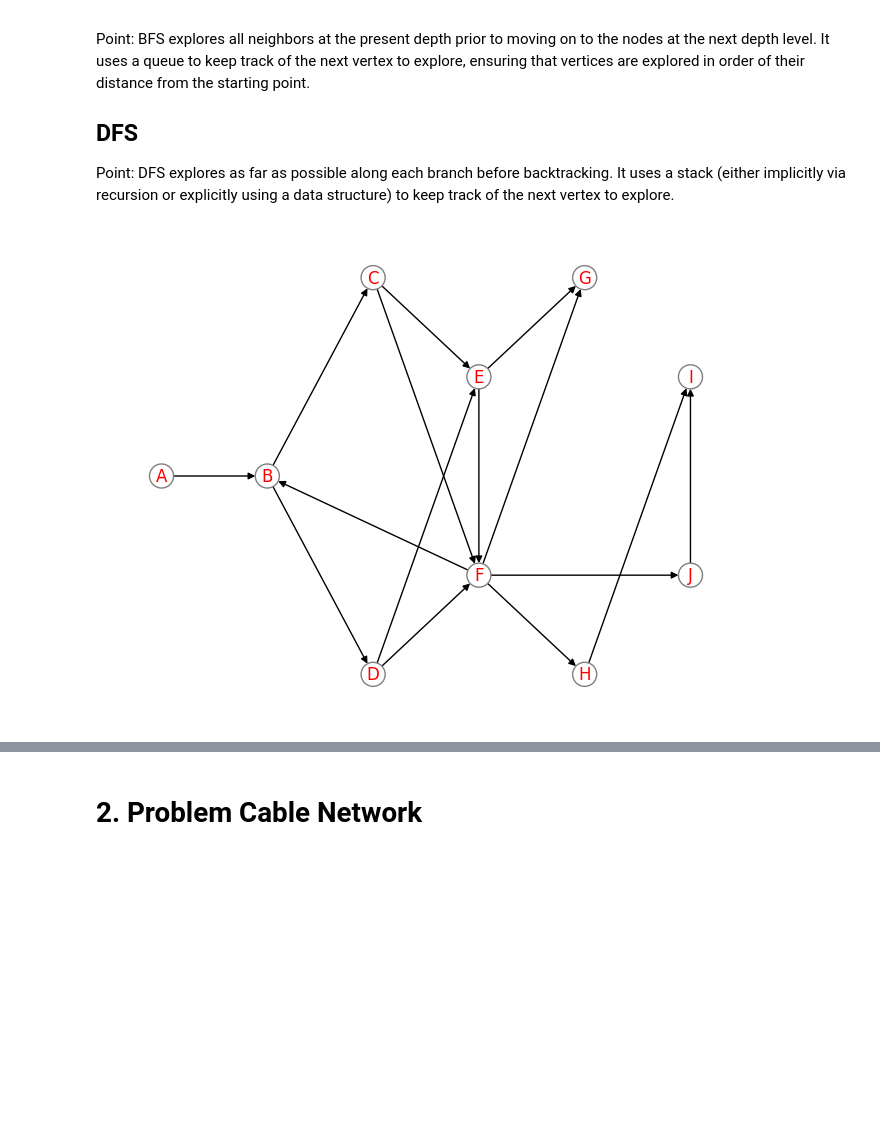
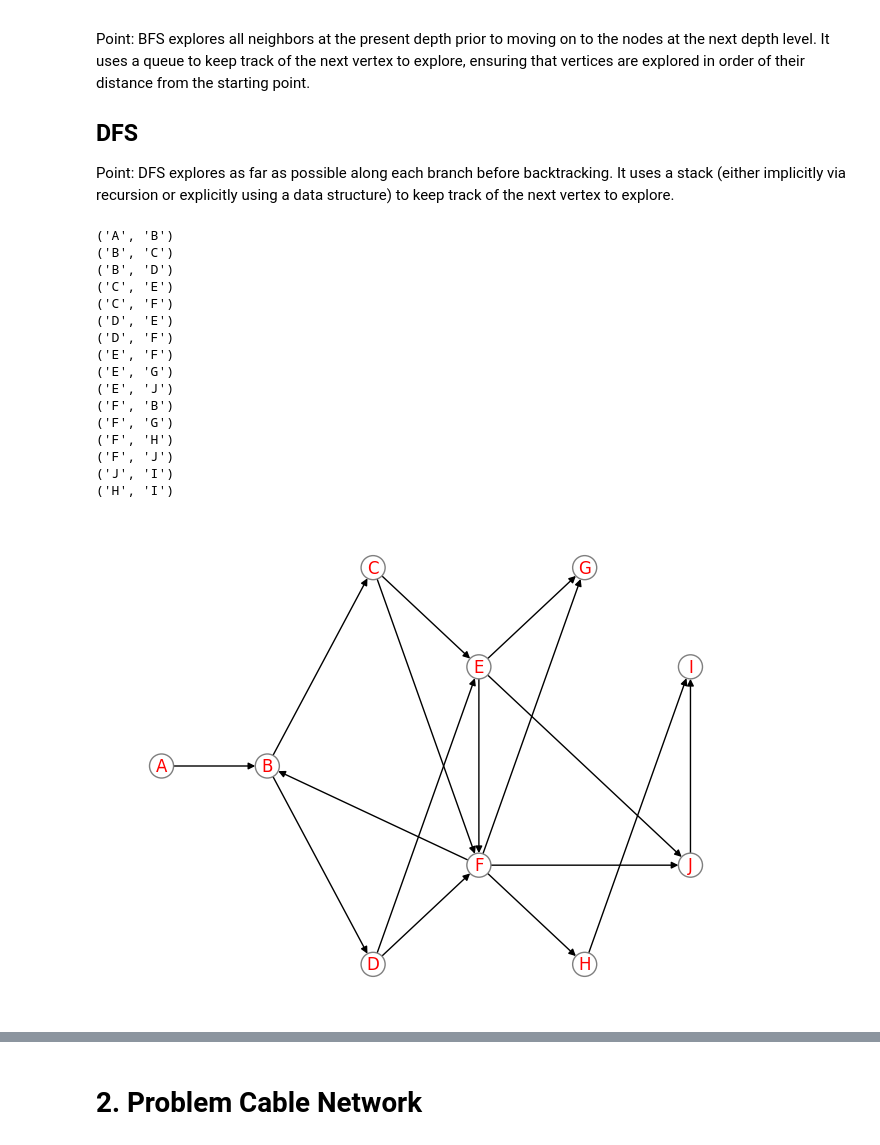
Before and after one commit to eemrds/dat600-algorithms, a Jupyter notebook: assignment3/assignment3.ipynb, the cells around one changed output, grey strips where cells are left out. Saved outputs shown, nothing was run; the diff lists cells and outputs as text; code cells hidden in the pictures; blank space fills up the shorter version.

```diff
--- a/assignment3/assignment3.ipynb
+++ b/assignment3/assignment3.ipynb
@@ -148,7 +148,6 @@ class Node:
         self.d = np.inf  # Discovery time
         self.f = np.inf  # Finishing time
 
-        # self.neighbour_to_node()
 
     def __str__(self):
         neighbours = [
@@ -156,13 +155,6 @@ class Node:
             for n in self.neighbours
         ]
         return f"{self.name}: {neighbours}"
-
-    # def neighbour_to_node(self):
-    #     n = []
-    #     for neighbour in self.neighbours:
-    #         neighbour = Node(name=neighbour[0], weight=neighbour[1])
-    #         n.append(neighbour)
-    #     self.neighbours = n
 
 
 class Graph:
@@ -184,14 +176,24 @@ class Graph:
                     continue
                 node.neighbours.append(self.get(neighbour[0]))
 
-    def get(self, name: str):
+    def get(self, name: str) -> Node | None:
         for node in self.nodes:
             if node.name == name:
                 return node
         return None
 
-    def names(self):
+    def names(self) -> list[str]:
         return [n.name for n in self.nodes]
+
+    def pop_edge(self, node_name: str, neighbour_name: str) -> Node | None:
+        node = self.get(node_name)
+        old_neighbours = node.neighbours
+        for i, n in enumerate(old_neighbours):
+            if n.name == neighbour_name:
+                return node.neighbours.pop(i)
+        return None
+
+
 
     def graphical(self):
         G = nx.DiGraph()
@@ -200,8 +202,10 @@ class Graph:
             for neighbour in self.get(node.name).neighbours:
                 G.add_edge(node.name, neighbour.name)
 
-        c = [n.color for n in self.nodes]
-        c[-1], c[-2] = c[-2], c[-1]
+        for edge in G.edges():
+            print(edge)
+
+        c = [self.get(node).color for node in G.nodes()]
         nx.draw(
             G,
             with_labels=True,
@@ -210,36 +214,64 @@ class Graph:
             pos=self.pos,
             edgecolors="tab:gray",
         )
+
+
+def animate_graph(G: Graph):
+    fig, ax = plt.subplots()
+
+    def update(num):
+        ax.clear()
+        nodes = G.snapshot[num]
+        nodes.graphical()
+
+    ani = FuncAnimation(fig, update, frames=len(G.snapshot), interval=1000)
+    return HTML(ani.to_html5_video())
 # %%
 
 graph = Graph(
     nodes=[
         Node("A", 0, [("B", 1)]),
         Node("B", 0, [("C", 1), ("D", 1)]),
         Node("C", 0, [("E", 1), ("F", 1)]),
         Node("D", 0, [("E", 1), ("F", 1)]),
-        Node("E", 0, [("F", 1), ("G", 1)]),
+        Node("E", 0, [("F", 1), ("G", 1), ("J", 1)]),
         Node("F", 0, [("B", 1), ("G", 1), ("H", 1), ("J", 1)]),
         Node("G", 0, []),
         Node("H", 0, [("I", 1)]),
         Node("I", 0, []),
         Node("J", 0, [("I", 1)])
     ],
     pos={
         "A": (0, 0),
         "B": (1, 0),
         "C": (2, 0.5),
         "D": (2, -0.5),
         "E": (3, 0.25),
         "F": (3, -0.25),
         "G": (4, 0.5),
         "H": (4, -0.5),
         "I": (5, 0.25),
         "J": (5, -0.25),
     }
 )
 
 graph.graphical()
 # %% [output]
+('A', 'B')
+('B', 'C')
+('B', 'D')
+('C', 'E')
+('C', 'F')
+('D', 'E')
+('D', 'F')
+('E', 'F')
+('E', 'G')
+('E', 'J')
+('F', 'B')
+('F', 'G')
+('F', 'H')
+('F', 'J')
+('J', 'I')
+('H', 'I')
-[figure, old version]
+[figure, new version]
 # %%
```
Also changed, not shown: parts of 5 cells of this notebook.
